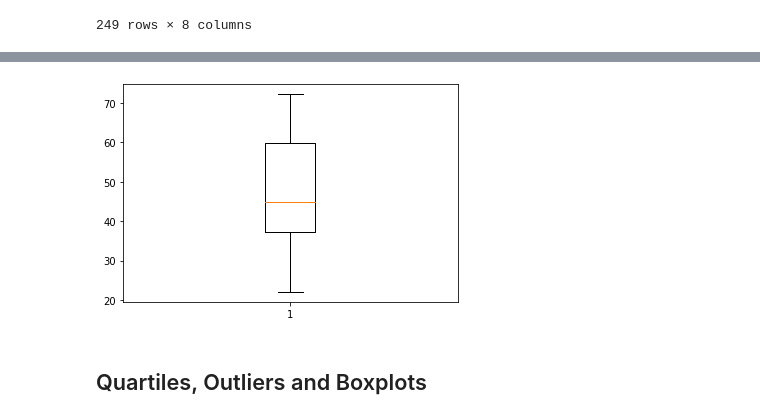
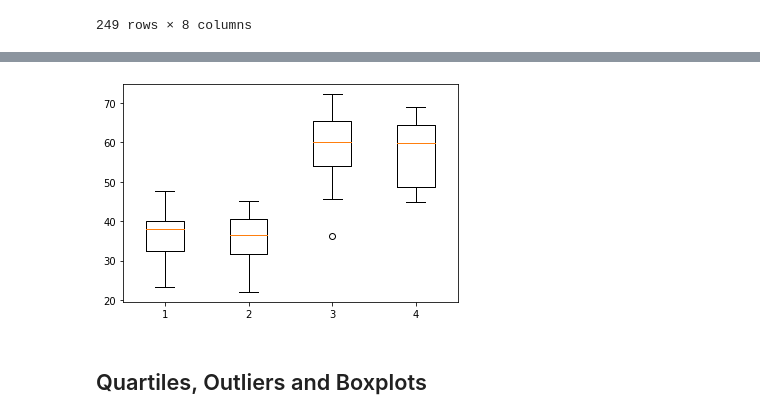
Before and after one commit to Navilongo/Pharmaceutical-Analysis-with-Python, a Jupyter notebook: pymaceuticals.ipynb, the cells around one changed output, grey strips where cells are left out. Drawn from its saved outputs; the diff is of its cells as text; code cells hidden in the pictures.

Commit message:
Completed scatter plot

```diff
--- a/pymaceuticals.ipynb
+++ b/pymaceuticals.ipynb
@@ -219,6 +219,6 @@ tumor_mouse_df
 249 rows × 8 columns
 # %%
 # Use regimen as index to create a statistical table.
-tumor_regimen_only = tumor_mouse_df[['Drug Regimen', 'Tumor Volume (mm3)']]
+tumor_regimen_only = tumor_mouse_df[['Drug Regimen', 'Timepoint', 'Tumor Volume (mm3)']]
 tumor_regimen_only.head(5)
 # %% [output]
@@ -231,3 +230,0 @@ tumor_regimen_only.head(5)
-# %%
-tumor_only = tumor_regimen_only.set_index('Drug Regimen')
-tumor_only
@@ -269,18 +231,23 @@ promising_df
 # %%
-# Use pandas to give quartile calculations
-top_regimens = promising_df['Tumor Volume (mm3)']
+treatments = ['Capomulin', 'Ramicane', 'Infubinol', 'Ceftamin']
+#df.loc[df['column_name'] == some_value]
+tumor_volume = []
 
-quartiles = top_regimens.quantile([.25, .5, .75])
-lowerq = quartiles[0.25]
-upperq = quartiles[0.75]
-iqr = upperq-lowerq
+for treatment in treatments:
+    top_regimens = tumor_regimen_only.loc[tumor_regimen_only['Drug Regimen'] == treatment, "Tumor Volume (mm3)"]
+    tumor_volume.append(top_regimens)
 
-print(f"The lower quartile of tumor volume is: {lowerq}")
-print(f"The upper quartile of tumor volume is: {upperq}")
-print(f"The interquartile range of tumor volume is: {iqr}")
+    quartiles = top_regimens.quantile([.25, .5, .75])
+    lowerq = quartiles[0.25]
+    upperq = quartiles[0.75]
+    iqr = upperq-lowerq
 
-lower_limit = lowerq - (1.5*iqr)
-upper_limit = upperq + (1.5*iqr)
-print(f"Values below {lower_limit} could be outliers.")
-print(f"Values above {upper_limit} could be outliers.")
+    print(f"The lower quartile of tumor volume is: {lowerq}")
+    print(f"The upper quartile of tumor volume is: {upperq}")
+    print(f"The interquartile range of tumor volume is: {iqr}")
+
+    lower_limit = lowerq - (1.5*iqr)
+    upper_limit = upperq + (1.5*iqr)
+    print(f"Values below {lower_limit} could be outliers.")
+    print(f"Values above {upper_limit} could be outliers.")
 # %% [output]
@@ -308,9 +274,9 @@ Name: Tumor Volume (mm3), Length: 100, dtype: float64
 # %%
-ceftabmin = promising_df["Tumor Volume (mm3)"]
-plt.boxplot(ceftabmin)
+
+plt.boxplot(tumor_volume)
 plt.show()
 # %% [output]
-[figure, old version]
+[figure, new version]
 # %% [markdown]
 ## Quartiles, Outliers and Boxplots
 # %%
```
Also changed, not shown: parts of 9 cells of this notebook.
